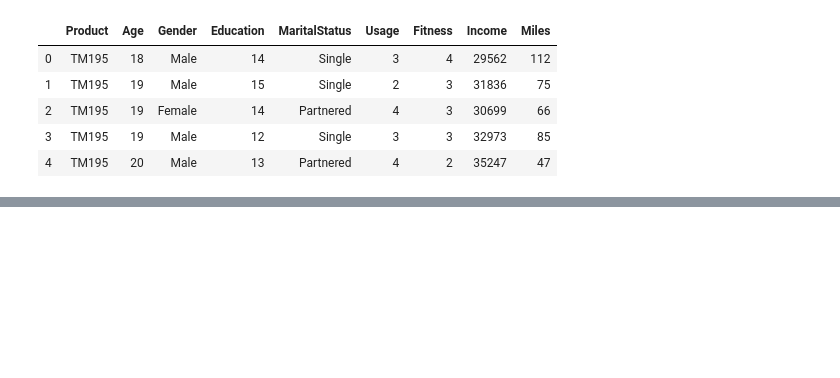
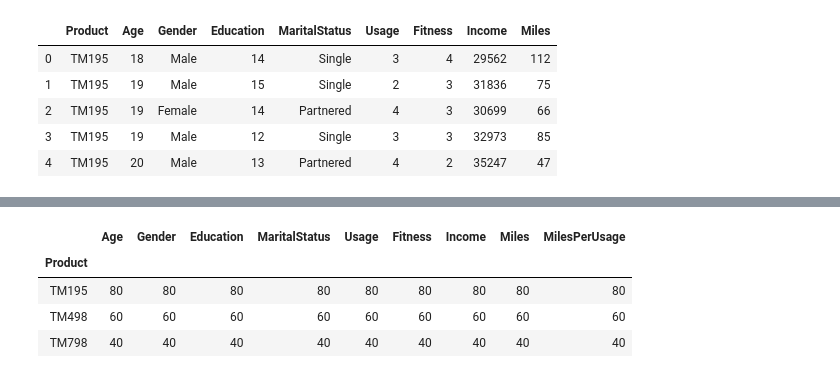
Before and after one commit to jgtolentino/Cardio-Fitness-Project, a Jupyter notebook: CardioFitness.ipynb, the cells around one changed output, grey strips where cells are left out. Saved outputs shown, nothing was run; the diff lists cells and outputs as text; code cells hidden in the pictures; blank space fills up the shorter version.

```diff
--- a/CardioFitness.ipynb
+++ b/CardioFitness.ipynb
@@ -79,0 +123,8 @@ memory usage: 14.2+ KB
+# %%
+mydata.groupby('Product').count()
+# %% [output]
+|  | Age | Gender | Education | MaritalStatus | Usage | Fitness | Income | Miles | MilesPerUsage |
+| Product |  |  |  |  |  |  |  |  |  |
+| TM195 | 80 | 80 | 80 | 80 | 80 | 80 | 80 | 80 | 80 |
+| TM498 | 60 | 60 | 60 | 60 | 60 | 60 | 60 | 60 | 60 |
+| TM798 | 40 | 40 | 40 | 40 | 40 | 40 | 40 | 40 | 40 |
```
Also changed, not shown: parts of 43 cells of this notebook, 1 other file.
